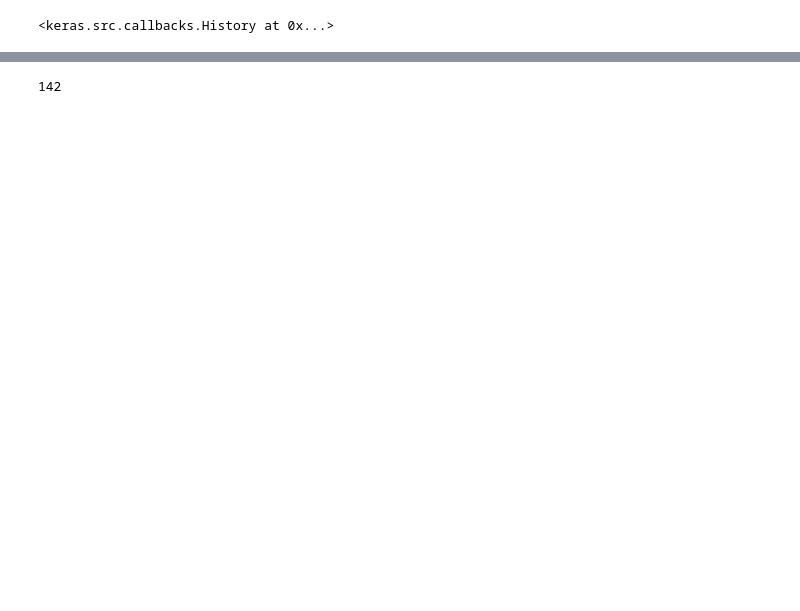
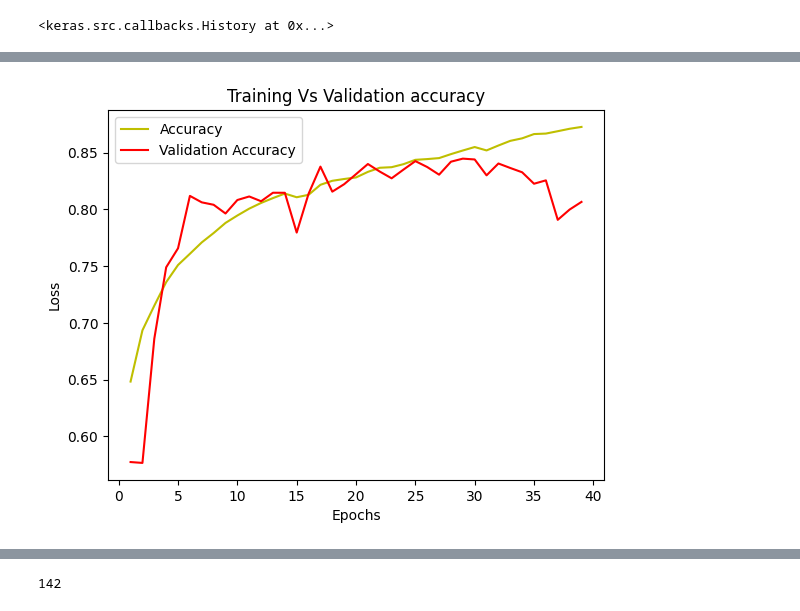
Before and after one commit to rolitta/Deeplearning_classification, a Jupyter notebook: Landcover_segmentation_model.ipynb, the cells around one changed output, grey strips where cells are left out. Saved outputs shown, nothing was run; the diff lists cells and outputs as text; code cells hidden in the pictures; blank space fills up the shorter version.

```diff
--- a/Landcover_segmentation_model.ipynb
+++ b/Landcover_segmentation_model.ipynb
@@ -466,3 +508,16 @@ plt.show()
+# %%
+Accuracy = history_a.history['accuracy']
+val_accuracy = history_a.history['val_accuracy']
+epochs = range(1, len(Accuracy) + 1)
+plt.plot(epochs, Accuracy, 'y', label="Accuracy")
+plt.plot(epochs, val_accuracy, 'r', label="Validation Accuracy")
+plt.title("Training Vs Validation accuracy")
+plt.xlabel("Epochs")
+plt.ylabel("Loss")
+plt.legend()
+plt.show()
+# %% [output]
+[figure, added]
 # %%
 y_pred = model.predict(X_test)
 # %% [output]
```
Also changed, not shown: parts of 15 cells of this notebook.
